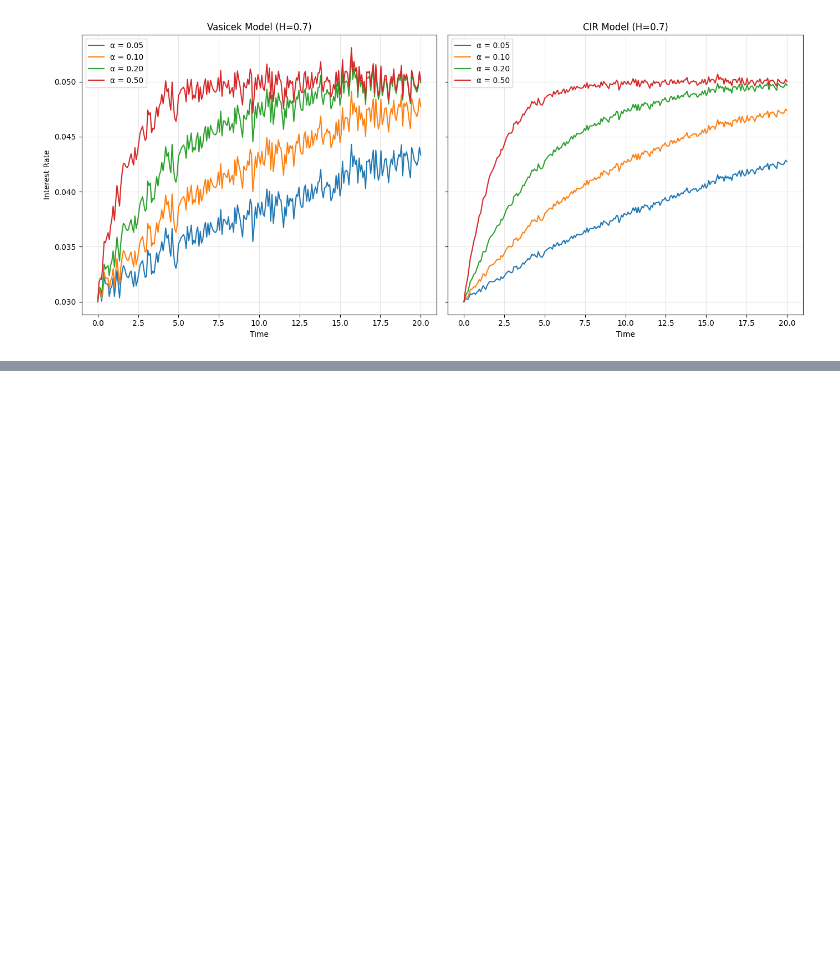
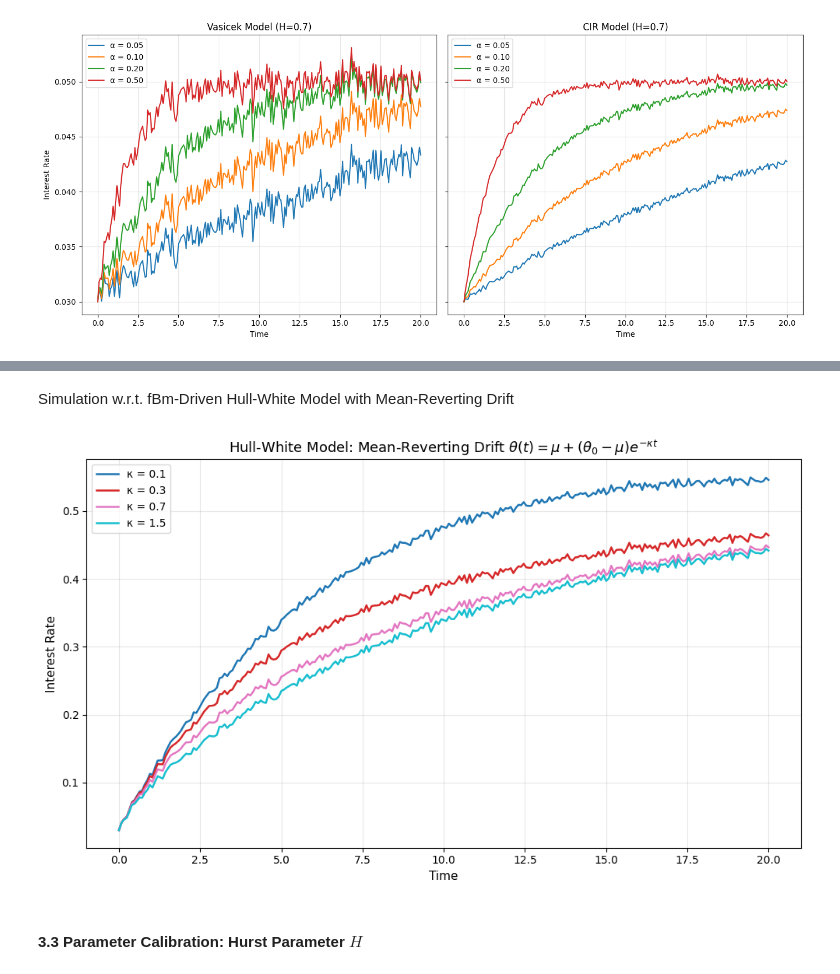
Before and after one commit to katieli0828/Dissertation, a Jupyter notebook: CH3_model_formulation.ipynb, the cells around one changed output, grey strips where cells are left out. Drawn from its saved outputs; the diff is of its cells as text; code cells hidden in the pictures; blank space fills up the shorter version.

```diff
--- a/CH3_model_formulation.ipynb
+++ b/CH3_model_formulation.ipynb
@@ -232,0 +449,32 @@ plt.show()
+# %% [markdown]
+Simulation w.r.t. fBm-Driven Hull-White Model with Mean-Reverting Drift
+# %%
+# === Mean-Reverting Drift Function Generator ===
+def theta_mean_reverting(kappa, mu=0.05, theta0=0.09):
+    return lambda t: mu + (theta0 - mu) * np.exp(-kappa * t)
+
+# === Plotting function for different kappa ===
+def plot_mean_reverting_drift(kappa_values=[0.1, 0.3, 0.7, 1.5], H=0.5, n=252, T=20.0, seed=2024):
+    plt.figure(figsize=(10, 6))
+    colors = plt.cm.tab10(np.linspace(0, 1, len(kappa_values)))
+
+    for i, kappa in enumerate(kappa_values):
+        theta_func = theta_mean_reverting(kappa=kappa)
+        t, r_path = simulate_fbm_hullwhite(H=H, n=n, T=T, seed=seed, theta_func=theta_func)
+        plt.plot(t, r_path, label=f'κ = {kappa}', color=colors[i], linewidth=1.8)
+
+    plt.title(r'Hull-White Model: Mean-Reverting Drift $\theta(t) = \mu + (\theta_0 - \mu)e^{-\kappa t}$', fontsize=13)
+    plt.xlabel('Time', fontsize=11)
+    plt.ylabel('Interest Rate', fontsize=11)
+    plt.grid(True, alpha=0.3)
+    plt.legend()
+    plt.tight_layout()
+    plt.show()
+
+# === Example: Run just this single plot ===
+if __name__ == "__main__":
+    plot_mean_reverting_drift(kappa_values=[0.1, 0.3, 0.7, 1.5], H=0.5, seed=2024)
+# %% [output]
+[figure, added]
+# %% [markdown]
+#### 3.3 Parameter Calibration: Hurst Parameter $H$
```
Also changed, not shown: parts of 10 cells of this notebook.
